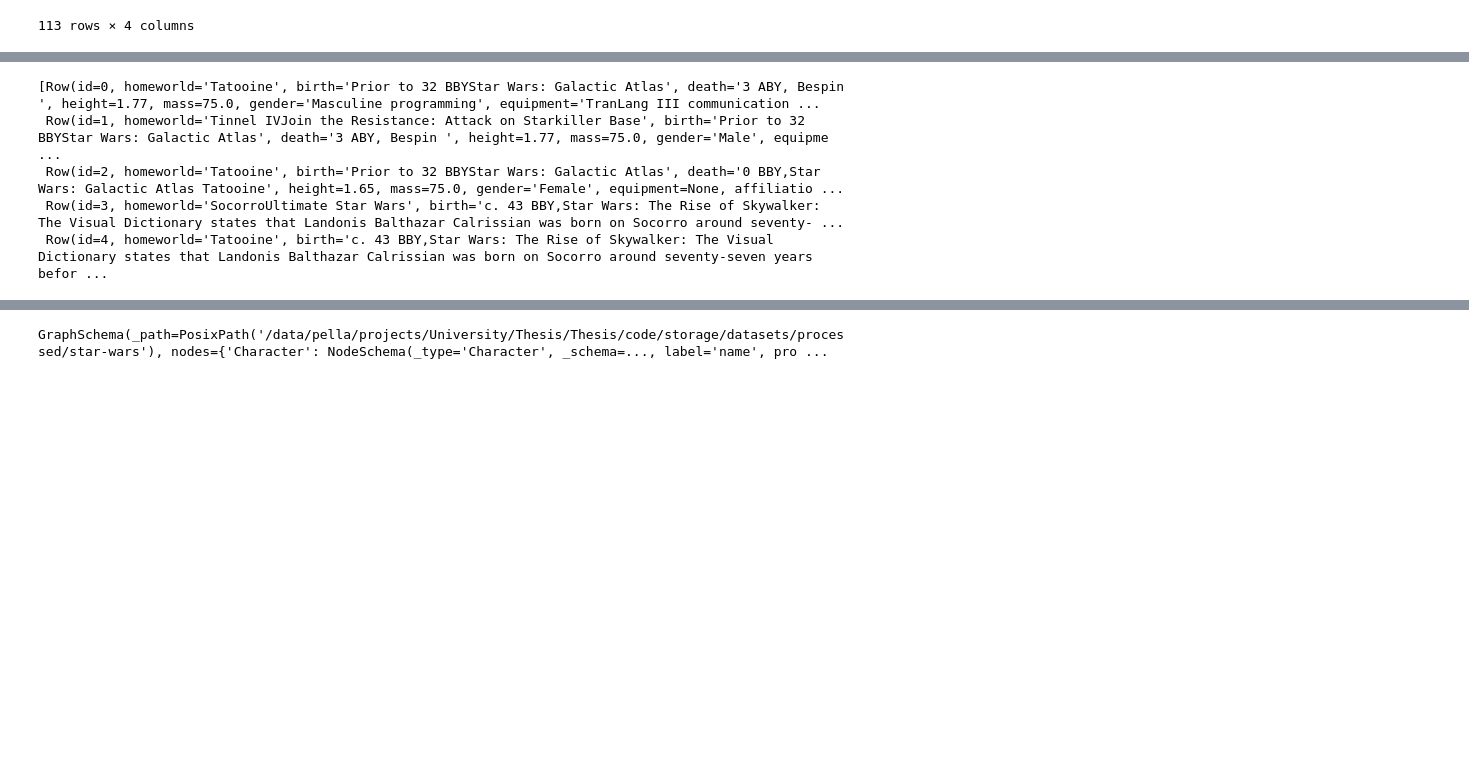
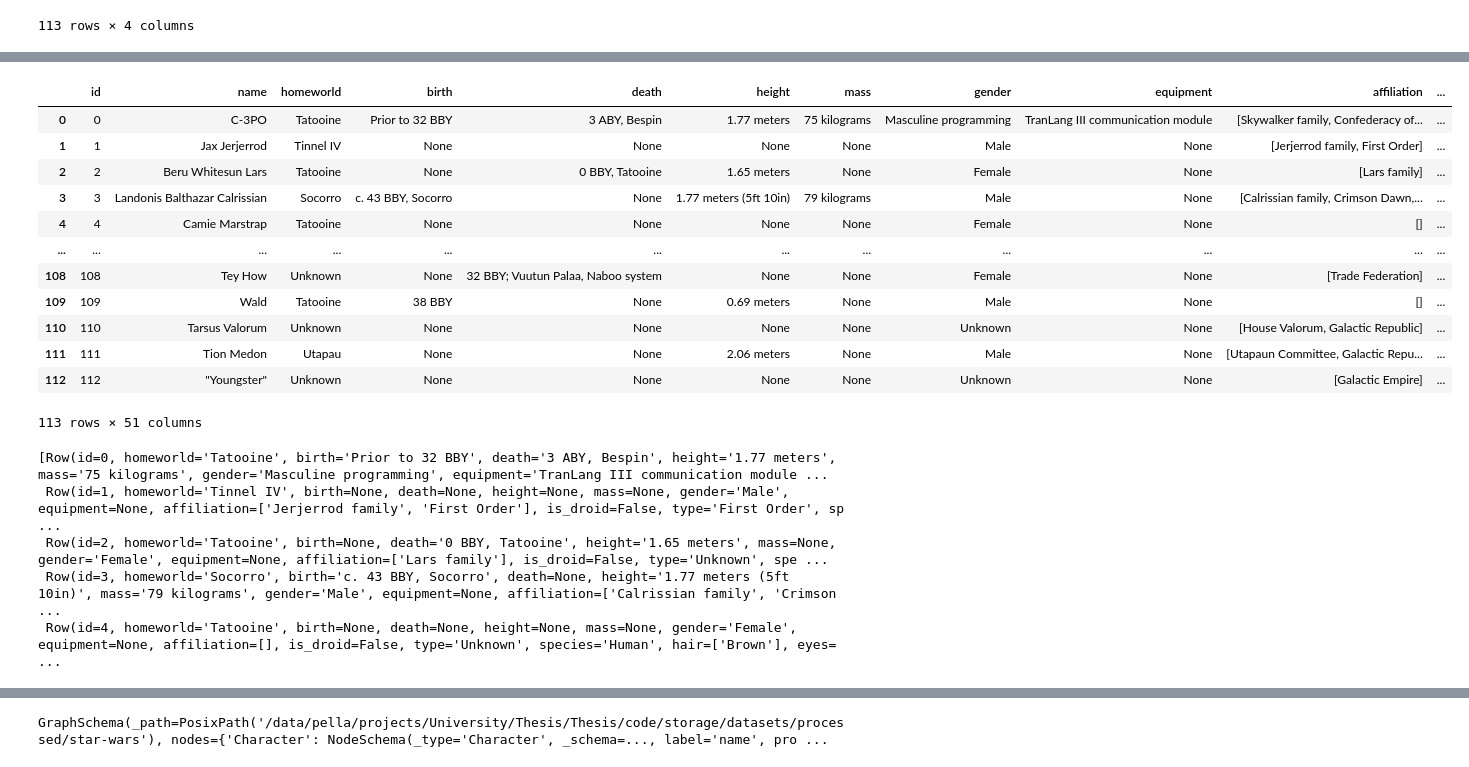
Before and after one commit to egordm/MGTCOM, a Jupyter notebook: code/datasets/notebooks/preprocessing/star-wars.ipynb, the cells around one changed output, grey strips where cells are left out. Saved outputs shown, nothing was run; the diff lists cells and outputs as text; code cells hidden in the pictures; blank space fills up the shorter version.

Commit message:
feat: Added star-wars feature extraction and formatting

```diff
--- a/code/datasets/notebooks/preprocessing/star-wars.ipynb
+++ b/code/datasets/notebooks/preprocessing/star-wars.ipynb
@@ -252,0 +269,15 @@ node_details_df
+# %%
+node_details_df['homeworld'] = node_details_df['homeworld'].fillna('Unknown')
+node_details_df['gender'] = node_details_df['gender'].fillna('Unknown')
+node_details_df['species'] = node_details_df['species'].fillna('Unknown')
+node_details_df['type'] = node_details_df['type'].fillna('Unknown')
+# %%
+from datasets.feature_transform import MultiRareLabelEncoder, MOneHotEncoder
+
+mrare_encoder = MultiRareLabelEncoder(tol=0.05, n_categories=8)
+mfeature_df = mrare_encoder.fit_transform(node_details_df[['affiliation']])
+
+oh_encoder = MOneHotEncoder()
+mfeature_df = oh_encoder.fit_transform(mfeature_df[['affiliation']]).add_prefix('feat_')
+
+mfeature_df
@@ -252,0 +298,15 @@ node_details_df
+# %%
+from feature_engine.encoding import RareLabelEncoder, OneHotEncoder
+
+rare_encoder = RareLabelEncoder(tol=0.05, n_categories=6)
+feature_df = rare_encoder.fit_transform(node_details_df[['homeworld', 'gender', 'species', 'type']])
+
+oh_encoder = OneHotEncoder()
+feature_df = oh_encoder.fit_transform(feature_df[['homeworld', 'gender', 'species', 'type']]).add_prefix('feat_')
+
+feature_df['feat_species_Droid'] = node_details_df['is_droid'].apply(lambda x: 1 if x else 0)
+feature_df['feat_hasMaster'] = node_details_df['masters'].apply(lambda x: 1 if len(x) else 0)
+feature_df['feat_hasApprentices'] = node_details_df['apprentices'].apply(lambda x: 1 if len(x) else 0)
+feature_df['feat_hasCyber'] = node_details_df['cyber'].apply(lambda x: 1 if len(x) else 0)
+
+feature_df
@@ -253,19 +327,34 @@ node_details_df
+# %%
+node_details_and_features = node_details_df.join(feature_df).join(mfeature_df)
+node_details_and_features
+# %% [output]
+|  | id | name | homeworld | birth | death | height | mass | gender | equipment | affiliation | ... |
+| 0 | 0 | C-3PO | Tatooine | Prior to 32 BBY | 3 ABY, Bespin | 1.77 meters | 75 kilograms | Masculine programming | TranLang III communication module | [Skywalker family, Confederacy of... | ... |
+| 1 | 1 | Jax Jerjerrod | Tinnel IV | None | None | None | None | Male | None | [Jerjerrod family, First Order] | ... |
+| 2 | 2 | Beru Whitesun Lars | Tatooine | None | 0 BBY, Tatooine | 1.65 meters | None | Female | None | [Lars family] | ... |
+| 3 | 3 | Landonis Balthazar Calrissian | Socorro | c. 43 BBY, Socorro | None | 1.77 meters (5ft 10in) | 79 kilograms | Male | None | [Calrissian family, Crimson Dawn,... | ... |
+| 4 | 4 | Camie Marstrap | Tatooine | None | None | None | None | Female | None | [] | ... |
+| ... | ... | ... | ... | ... | ... | ... | ... | ... | ... | ... | ... |
+| 108 | 108 | Tey How | Unknown | None | 32 BBY; Vuutun Palaa, Naboo system | None | None | Female | None | [Trade Federation] | ... |
+| 109 | 109 | Wald | Tatooine | 38 BBY | None | 0.69 meters | None | Male | None | [] | ... |
+| 110 | 110 | Tarsus Valorum | Unknown | None | None | None | None | Unknown | None | [House Valorum, Galactic Republic] | ... |
+| 111 | 111 | Tion Medon | Utapau | None | None | 2.06 meters | None | Male | None | [Utapaun Committee, Galactic Repu... | ... |
+| 112 | 112 | "Youngster" | Unknown | None | None | None | None | Unknown | None | [Galactic Empire] | ... |
+113 rows × 51 columns
 # %%
 df_nodes_feat = spark.createDataFrame(node_details_df)
 df_nodes_feat = (
     df_nodes_feat
-        .withColumn('height', F.col('height').cast('double'))
-        .withColumn('mass', F.col('mass').cast('double'))
         .withColumn('full_name', F.col('name'))
         .drop('image', 'name')
 )
 df_nodes_feat.head(5)
 # %% [output]
-[Row(id=0, homeworld='Tatooine', birth='Prior to 32 BBYStar Wars: Galactic Atlas', death='3 ABY, Bespin ', height=1.77, mass=75.0, gender='Masculine programming', equipment='TranLang III communication ...
- Row(id=1, homeworld='Tinnel IVJoin the Resistance: Attack on Starkiller Base', birth='Prior to 32 BBYStar Wars: Galactic Atlas', death='3 ABY, Bespin ', height=1.77, mass=75.0, gender='Male', equipme ...
- Row(id=2, homeworld='Tatooine', birth='Prior to 32 BBYStar Wars: Galactic Atlas', death='0 BBY,Star Wars: Galactic Atlas Tatooine', height=1.65, mass=75.0, gender='Female', equipment=None, affiliatio ...
- Row(id=3, homeworld='SocorroUltimate Star Wars', birth='c. 43 BBY,Star Wars: The Rise of Skywalker: The Visual Dictionary states that Landonis Balthazar Calrissian was born on Socorro around seventy- ...
- Row(id=4, homeworld='Tatooine', birth='c. 43 BBY,Star Wars: The Rise of Skywalker: The Visual Dictionary states that Landonis Balthazar Calrissian was born on Socorro around seventy-seven years befor ...
+[Row(id=0, homeworld='Tatooine', birth='Prior to 32 BBY', death='3 ABY, Bespin', height='1.77 meters', mass='75 kilograms', gender='Masculine programming', equipment='TranLang III communication module ...
+ Row(id=1, homeworld='Tinnel IV', birth=None, death=None, height=None, mass=None, gender='Male', equipment=None, affiliation=['Jerjerrod family', 'First Order'], is_droid=False, type='First Order', sp ...
+ Row(id=2, homeworld='Tatooine', birth=None, death='0 BBY, Tatooine', height='1.65 meters', mass=None, gender='Female', equipment=None, affiliation=['Lars family'], is_droid=False, type='Unknown', spe ...
+ Row(id=3, homeworld='Socorro', birth='c. 43 BBY, Socorro', death=None, height='1.77 meters (5ft 10in)', mass='79 kilograms', gender='Male', equipment=None, affiliation=['Calrissian family', 'Crimson  ...
+ Row(id=4, homeworld='Tatooine', birth=None, death=None, height=None, mass=None, gender='Female', equipment=None, affiliation=[], is_droid=False, type='Unknown', species='Human', hair=['Brown'], eyes= ...
 # %%
 df_nodes = (
     df_nodes_tmp
```
Also changed, not shown: parts of 7 cells of this notebook, 6 other files.
